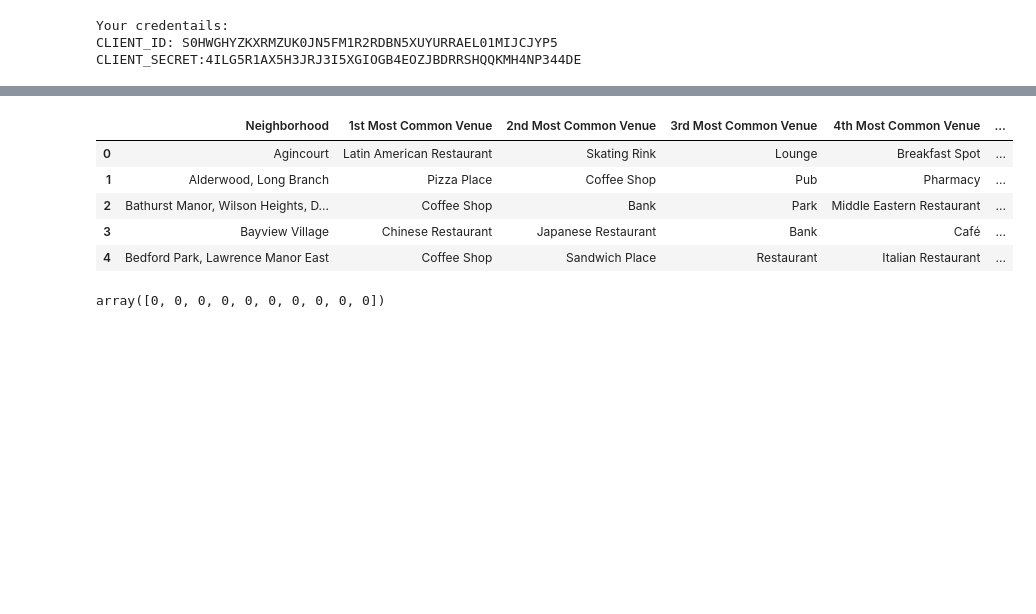
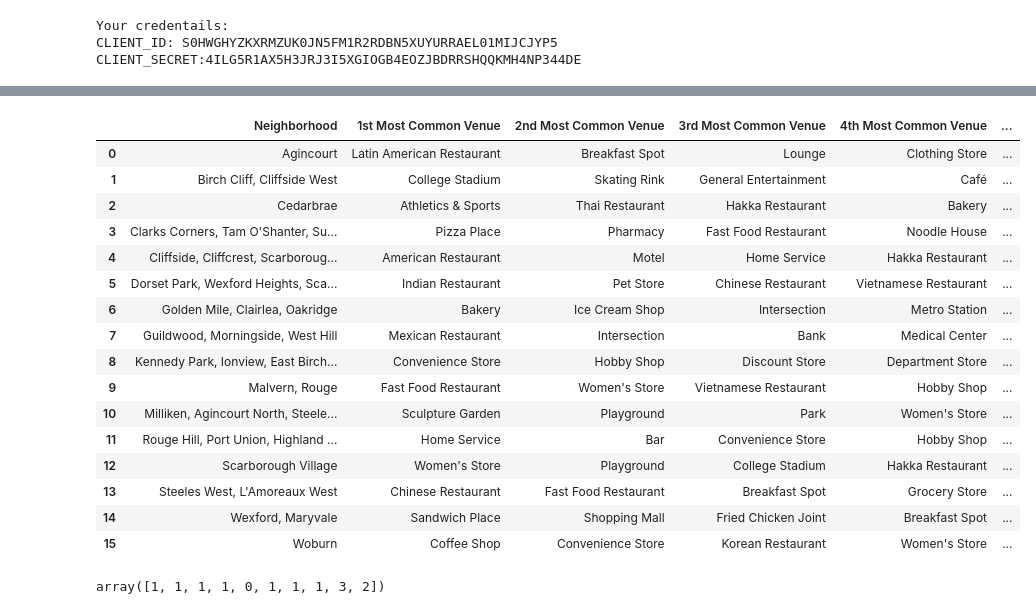
Before and after one commit to aaronwilliame/Coursera_Capstone, a Jupyter notebook: Week_3/Segmenting and Clustering Neighborhoods in Toronto.ipynb, the cells around one changed output, grey strips where cells are left out. Cells and saved outputs as stored; diff of their text form; code cells hidden in the pictures; blank space fills up the shorter version.

```diff
--- a/Week_3/Segmenting and Clustering Neighborhoods in Toronto.ipynb
+++ b/Week_3/Segmenting and Clustering Neighborhoods in Toronto.ipynb
@@ -269,5 +304,5 @@ def getNearbyVenues(names, latitudes, longitudes, radius=500):
 # %%
-toronto_venues = getNearbyVenues(names=toronto_data['Neighbourhood'],
+scarborough_nieghnorhood_venues = getNearbyVenues(names=toronto_data['Neighbourhood'],
                                    latitudes=toronto_data['Latitude'],
                                    longitudes=toronto_data['Longitude']
                                   )
@@ -329,13 +363,13 @@ There are 228 uniques categories.
 # %%
-# One hot coding
-toronto_onehot = pd.get_dummies(toronto_venues[['Venue Category']], prefix="", prefix_sep="")
+# one hot encoding
+scarborough_onehot = pd.get_dummies(scarborough_nieghnorhood_venues[['Venue Category']], prefix="", prefix_sep="")
 
-# Add neighborhood column back to dataframe
-toronto_onehot["Neighborhood"] = toronto_venues["Neighborhood"]
+# add neighborhood column back to dataframe
+scarborough_onehot['Neighborhood'] = scarborough_nieghnorhood_venues['Neighborhood']
 
-# Move neighborhood column to first column
-fixed_columns = [toronto_onehot.columns[-1]] + list(toronto_onehot.columns[:-1])
-toronto_onehot = toronto_onehot[fixed_columns]
+# move neighborhood column to the first column
+fixed_columns = [scarborough_onehot.columns[-1]] + list(scarborough_onehot.columns[:-1])
+scarborough_onehot = scarborough_onehot[fixed_columns]
 
-toronto_onehot.head()
+scarborough_onehot.head()
 # %% [output]
@@ -354,5 +383,6 @@ toronto_onehot.shape
 # %%
 # grouped neighborhoods by mean of frequency of occurrence of each category
-toronto_grouped = toronto_onehot.groupby("Neighborhood").mean().reset_index()
-toronto_grouped
+# one hot encoding
+scarborough_grouped = scarborough_onehot.groupby('Neighborhood').mean().reset_index()
+scarborough_grouped.head(7)
 # %% [output]
@@ -376,13 +397,0 @@ toronto_grouped.shape
-# %%
-# Each neighborhood with top 10 venues
-num_top_venues = 10
-
-for hood in toronto_grouped["Neighborhood"]:
-    print("-----"+hood+"------")
-    temp = toronto_grouped[toronto_grouped["Neighborhood"] == hood].T.reset_index()
-    temp.columns = ["venue","freq"]
-    temp = temp.iloc[1:]
-    temp['freq'] = temp['freq'].astype(float)
-    temp = temp.round({'freq': 2})
-    print(temp.sort_values('freq', ascending=False).reset_index(drop=True).head(num_top_venues))
-    print('\n')
@@ -414,44 +406,60 @@ def return_most_common_venues(row, num_top_venues):
 # %%
 num_top_venues = 10
 
 indicators = ['st', 'nd', 'rd']
 
 # create columns according to number of top venues
 columns = ['Neighborhood']
 for ind in np.arange(num_top_venues):
     try:
         columns.append('{}{} Most Common Venue'.format(ind+1, indicators[ind]))
     except:
         columns.append('{}th Most Common Venue'.format(ind+1))
 
 # create a new dataframe
 neighborhoods_venues_sorted = pd.DataFrame(columns=columns)
-neighborhoods_venues_sorted['Neighborhood'] = toronto_grouped['Neighborhood']
+neighborhoods_venues_sorted['Neighborhood'] = scarborough_grouped['Neighborhood']
 
-for ind in np.arange(toronto_grouped.shape[0]):
-    neighborhoods_venues_sorted.iloc[ind, 1:] = return_most_common_venues(toronto_grouped.iloc[ind, :], num_top_venues)
+for ind in np.arange(scarborough_grouped.shape[0]):
+    neighborhoods_venues_sorted.iloc[ind, 1:] = return_most_common_venues(scarborough_grouped.iloc[ind, :], num_top_venues)
 
-neighborhoods_venues_sorted.head()
+neighborhoods_venues_sorted
 # %% [output]
 |  | Neighborhood | 1st Most Common Venue | 2nd Most Common Venue | 3rd Most Common Venue | 4th Most Common Venue | ... |
-| 0 | Agincourt | Latin American Restaurant | Skating Rink | Lounge | Breakfast Spot | ... |
-| 1 | Alderwood, Long Branch | Pizza Place | Coffee Shop | Pub | Pharmacy | ... |
-| 2 | Bathurst Manor, Wilson Heights, D... | Coffee Shop | Bank | Park | Middle Eastern Restaurant | ... |
-| 3 | Bayview Village | Chinese Restaurant | Japanese Restaurant | Bank | Café | ... |
-| 4 | Bedford Park, Lawrence Manor East | Coffee Shop | Sandwich Place | Restaurant | Italian Restaurant | ... |
+| 0 | Agincourt | Latin American Restaurant | Breakfast Spot | Lounge | Clothing Store | ... |
+| 1 | Birch Cliff, Cliffside West | College Stadium | Skating Rink | General Entertainment | Café | ... |
+| 2 | Cedarbrae | Athletics & Sports | Thai Restaurant | Hakka Restaurant | Bakery | ... |
+| 3 | Clarks Corners, Tam O'Shanter, Su... | Pizza Place | Pharmacy | Fast Food Restaurant | Noodle House | ... |
+| 4 | Cliffside, Cliffcrest, Scarboroug... | American Restaurant | Motel | Home Service | Hakka Restaurant | ... |
+| 5 | Dorset Park, Wexford Heights, Sca... | Indian Restaurant | Pet Store | Chinese Restaurant | Vietnamese Restaurant | ... |
+| 6 | Golden Mile, Clairlea, Oakridge | Bakery | Ice Cream Shop | Intersection | Metro Station | ... |
+| 7 | Guildwood, Morningside, West Hill | Mexican Restaurant | Intersection | Bank | Medical Center | ... |
+| 8 | Kennedy Park, Ionview, East Birch... | Convenience Store | Hobby Shop | Discount Store | Department Store | ... |
+| 9 | Malvern, Rouge | Fast Food Restaurant | Women's Store | Vietnamese Restaurant | Hobby Shop | ... |
+| 10 | Milliken, Agincourt North, Steele... | Sculpture Garden | Playground | Park | Women's Store | ... |
+| 11 | Rouge Hill, Port Union, Highland ... | Home Service | Bar | Convenience Store | Hobby Shop | ... |
+| 12 | Scarborough Village | Women's Store | Playground | College Stadium | Hakka Restaurant | ... |
+| 13 | Steeles West, L'Amoreaux West | Chinese Restaurant | Fast Food Restaurant | Breakfast Spot | Grocery Store | ... |
+| 14 | Wexford, Maryvale | Sandwich Place | Shopping Mall | Fried Chicken Joint | Breakfast Spot | ... |
+| 15 | Woburn | Coffee Shop | Convenience Store | Korean Restaurant | Women's Store | ... |
 # %%
 ## Cluster Neighborhoods using k-means
 # %%
+# import k-means from clustering stage
+from sklearn.cluster import KMeans
+
+scarborough_data = toronto_data.drop(14)
 # set number of clusters
 kclusters = 5
 
-toronto_grouped_clustering = toronto_grouped.drop('Neighborhood', 1)
+scarborough_grouped_clustering = scarborough_grouped.drop('Neighborhood', 1)
+
 
 # run k-means clustering
-kmeans = KMeans(n_clusters=kclusters, random_state=0).fit(toronto_grouped_clustering)
+kmeans = KMeans(n_clusters=kclusters, random_state=0).fit(scarborough_grouped_clustering)
 
 # check cluster labels generated for each row in the dataframe
 kmeans.labels_[0:10]
 # %% [output]
-array([0, 0, 0, 0, 0, 0, 0, 0, 0, 0])
+array([1, 1, 1, 1, 0, 1, 1, 1, 3, 2])
 # %%
```
Also changed, not shown: parts of 55 cells of this notebook.
